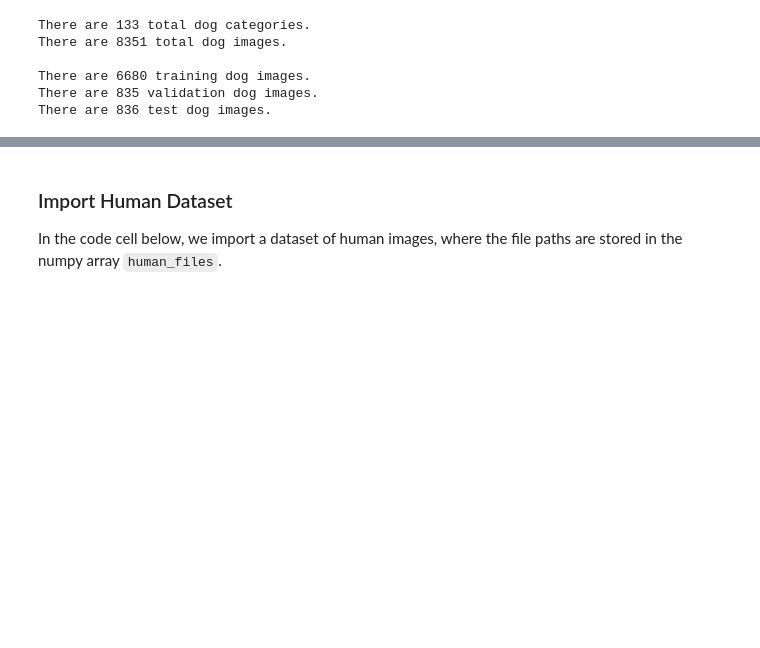
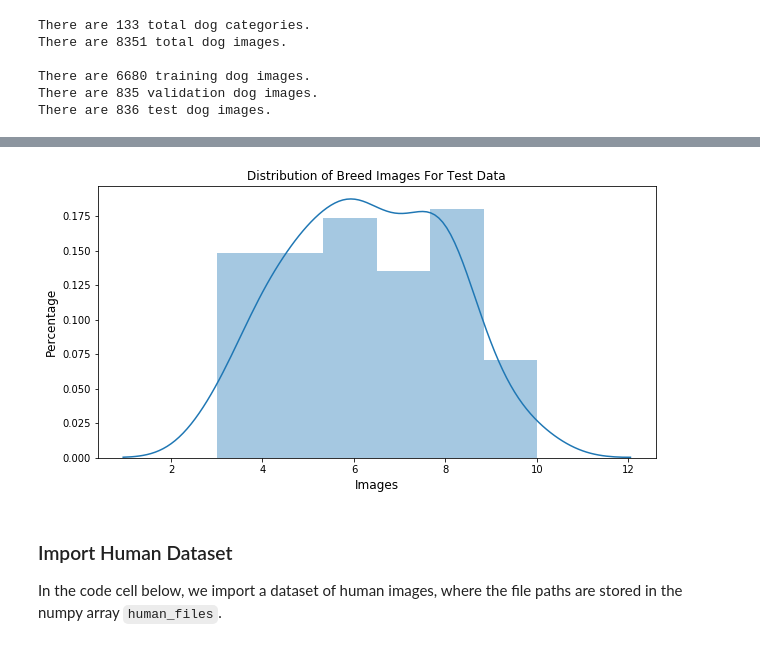
Before and after one commit to lilleboe/Dog_Classifier, a Jupyter notebook: dog_app.ipynb, the cells around one changed output, grey strips where cells are left out. Cells and saved outputs as stored; diff of their text form; code cells hidden in the pictures; blank space fills up the shorter version.

```diff
--- a/dog_app.ipynb
+++ b/dog_app.ipynb
@@ -93,0 +171,7 @@ There are 836 test dog images.
+# %%
+# Output the number of each type of dog bread sorted by greatest amount to least in the test data
+test_data = files_per_dir(dir_test)
+test_data = test_data.replace(to_replace=r'.*\.', value='', regex=True)
+testing_files = pd.DataFrame(test_data.groupby("Directory")["File"].count())
+testing_files.sort_values("File", inplace=True, ascending=False)
+testing_files
@@ -94,3 +217,11 @@ There are 836 test dog images.
+# %%
+fig = plt.figure(figsize=(10,5))
+plt.title("Distribution of Breed Images For Test Data", fontsize=12)
+plt.xlabel("Images", fontsize=12)
+plt.ylabel("Percentage", fontsize=12)
+sns.distplot(testing_files);
+# %% [output]
+[figure, added]
 # %% [markdown]
 ### Import Human Dataset
 
```
Also changed, not shown: parts of 22 cells of this notebook, 2 other files.
